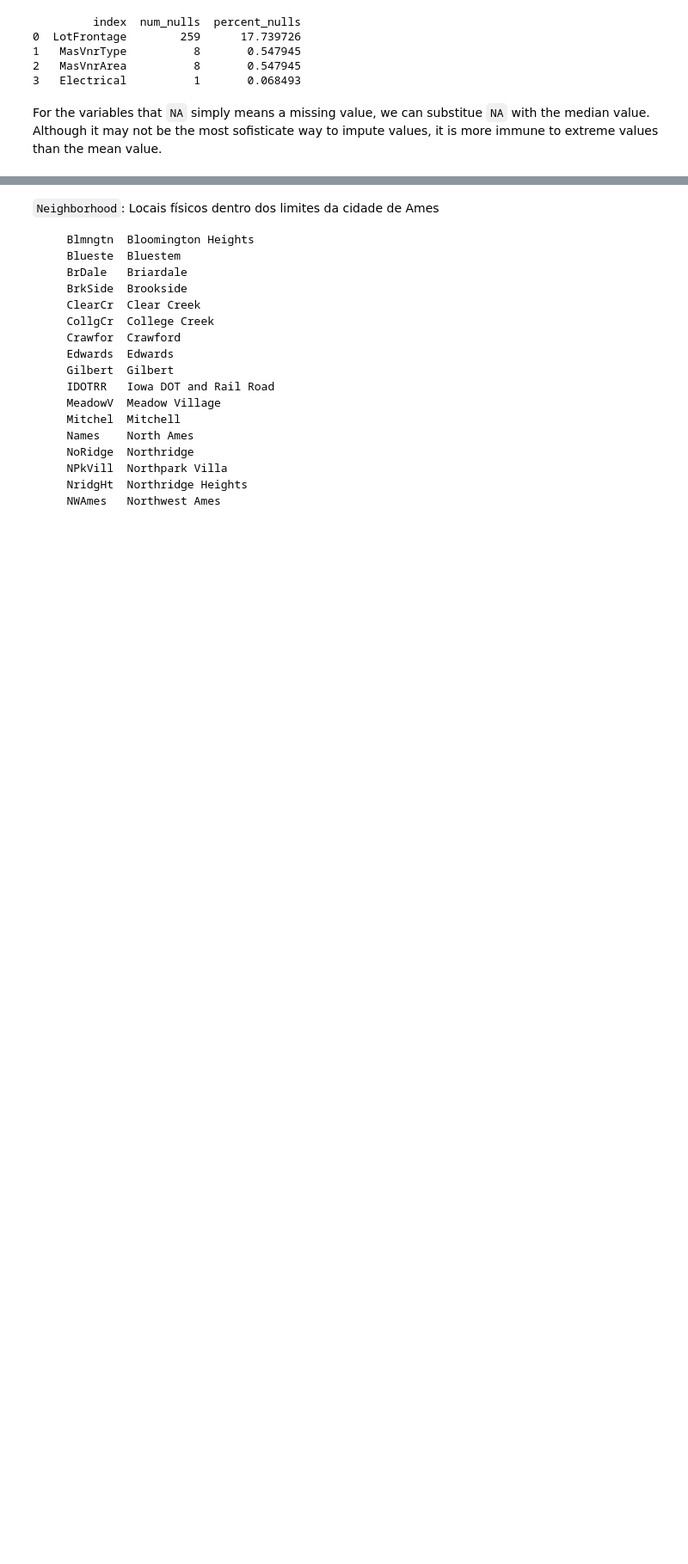
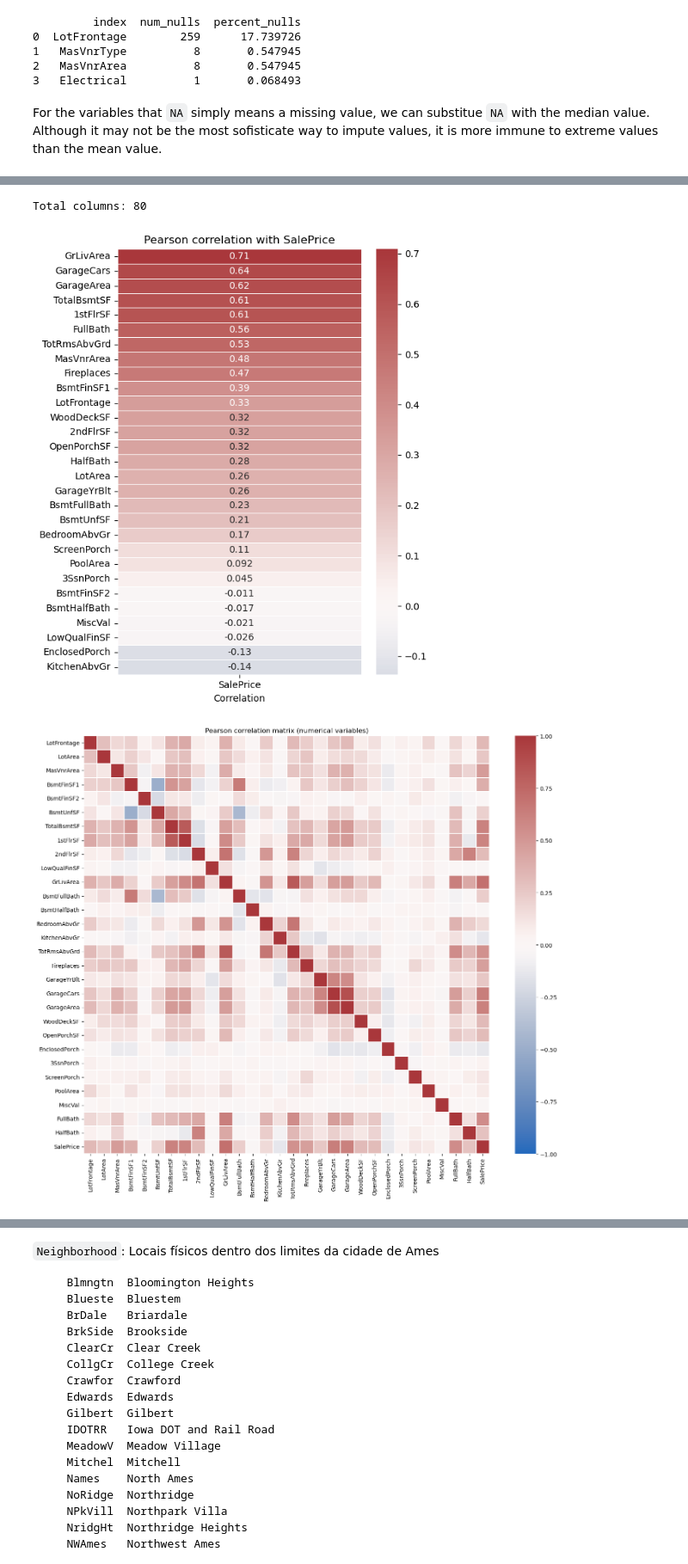
Before and after one commit to mariribeiro257/estat-exame-B, a Jupyter notebook: eda_housing_prices.ipynb, the cells around one changed output, grey strips where cells are left out. Shown at 86% size. Drawn from its saved outputs; the diff is of its cells as text; code cells hidden in the pictures; blank space fills up the shorter version.

```diff
--- a/eda_housing_prices.ipynb
+++ b/eda_housing_prices.ipynb
@@ -114,0 +127,43 @@ For the variables that ``NA`` simply means a missing value, we can substitue ``N
+# %%
+# Identificando variáveis numéricas, categóricas e ordinais
+numerical_cols = ['LotFrontage', 'LotArea', 'MasVnrArea', 'BsmtFinSF1', 'BsmtFinSF2', 'BsmtUnfSF', 'TotalBsmtSF', '1stFlrSF', '2ndFlrSF', 'LowQualFinSF', 'GrLivArea', 'BsmtFullBath', 'BsmtHalfBath', 'BedroomAbvGr', 'KitchenAbvGr', 'TotRmsAbvGrd', 'Fireplaces', 'GarageYrBlt', 'GarageCars', 'GarageArea', 'WoodDeckSF', 'OpenPorchSF', 'EnclosedPorch', '3SsnPorch', 'ScreenPorch', 'PoolArea', 'MiscVal', 'FullBath', 'HalfBath']
+categorical_cols = ['MSSubClass', 'MSZoning', 'Street', 'Alley', 'LandContour', 'Utilities', 'LotConfig', 'Neighborhood', 'Condition1', 'Condition2', 'BldgType', 'HouseStyle', 'RoofStyle', 'RoofMatl', 'Exterior1st', 'Exterior2nd', 'MasVnrType', 'Foundation', 'Heating', 'CentralAir', 'Electrical', 'GarageType', 'PavedDrive', 'MiscFeature', 'SaleType', 'SaleCondition']
+ordinal_cols = ['LotShape', 'LandSlope','OverallQual','YearBuilt','YearRemodAdd', 'OverallCond', 'ExterQual', 'ExterCond', 'BsmtQual', 'BsmtCond', 'BsmtExposure', 'BsmtFinType1', 'BsmtFinType2', 'HeatingQC', 'KitchenQual', 'Functional', 'FireplaceQu','GarageYrBlt', 'GarageFinish', 'GarageQual', 'GarageCond', 'PoolQC', 'Fence', 'MoSold', 'YrSold']
+
+# numero total de variáveis numéricas, categóricas e ordinais
+print(f"Total columns: {len(numerical_cols) + len(categorical_cols) + len(ordinal_cols)}")
+# %% [output]
+Total columns: 80
+# %%
+# Heatmaps: Pearson correlation with SalePrice and among numerical variables
+import numpy as np
+import matplotlib.pyplot as plt
+import seaborn as sns
+
+# ensure numerical_cols is available in the notebook scope
+cols = numerical_cols.copy()
+if 'SalePrice' not in cols:
+    cols = cols + ['SalePrice']
+
+# compute Pearson correlation matrix
+corr_matrix = houses[cols].corr(method='pearson')
+
+# 1) Correlation of numerical variables with SalePrice
+corr_with_target = corr_matrix['SalePrice'].drop('SalePrice')
+corr_with_target = corr_with_target.sort_values(ascending=False)
+plt.figure(figsize=(6, max(4, len(corr_with_target)*0.25)))
+sns.heatmap(corr_with_target.to_frame(), annot=True, cmap='vlag', center=0, linewidths=0.5)
+plt.title('Pearson correlation with SalePrice')
+plt.xlabel('Correlation')
+plt.tight_layout()
+plt.show()
+
+# 2) Heatmap of correlation matrix among numerical variables
+plt.figure(figsize=(14,12))
+sns.heatmap(corr_matrix, cmap='vlag', center=0, vmax=1, vmin=-1, linewidths=0.25)
+plt.title('Pearson correlation matrix (numerical variables)')
+plt.tight_layout()
+plt.show()
+# %% [output]
+[figure, added]
+[figure, added]
```
Also changed, not shown: parts of 5 cells of this notebook.
